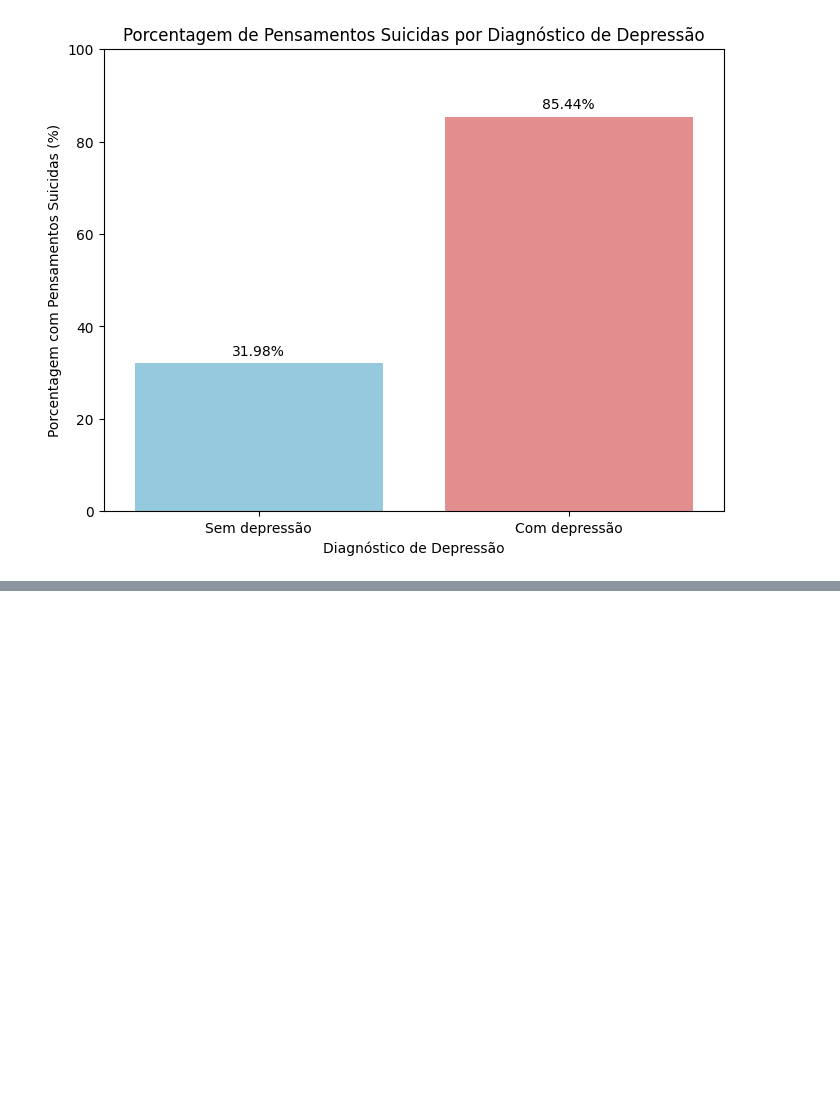
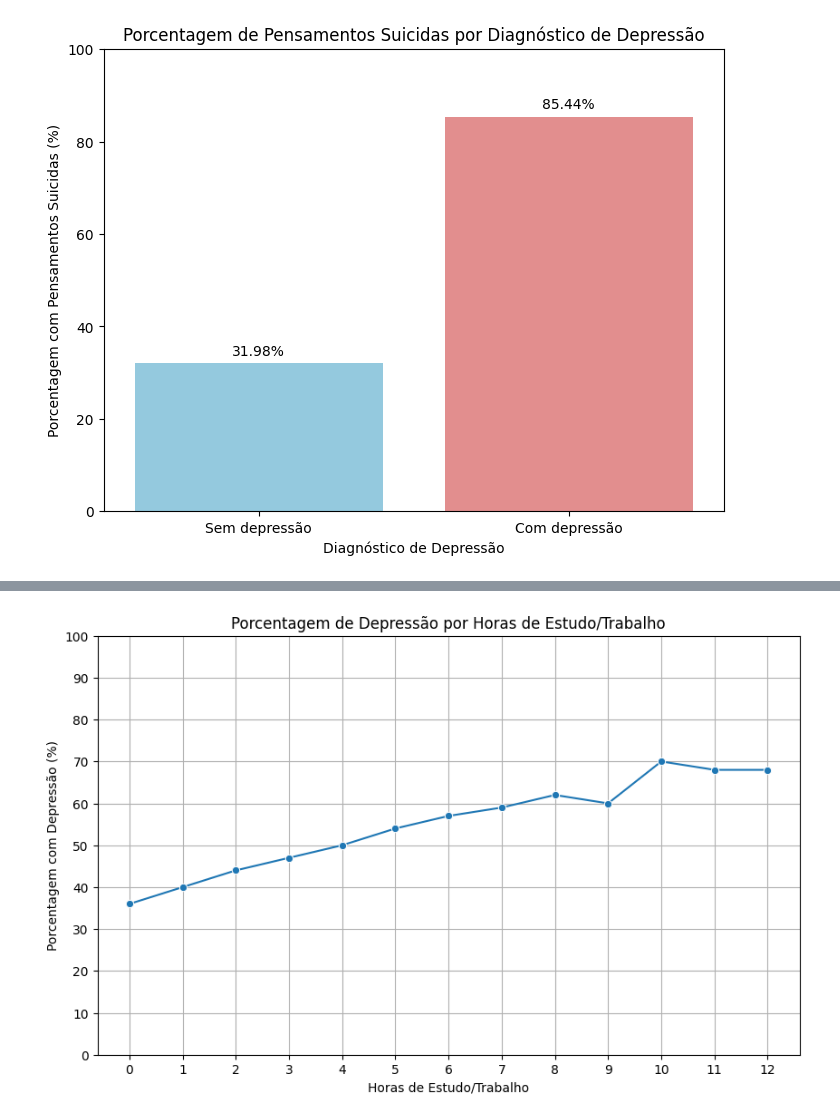
Before and after one commit to RenanVanbasten/mental-health-data-analysis, a Jupyter notebook: analise_exploratoria.ipynb, the cells around one changed output, grey strips where cells are left out. Saved outputs shown, nothing was run; the diff lists cells and outputs as text; code cells hidden in the pictures; blank space fills up the shorter version.

Commit message:
Adiciona análise exploratória na relação às horas de estudos/trabalho e depressão

```diff
--- a/analise_exploratoria.ipynb
+++ b/analise_exploratoria.ipynb
@@ -300,0 +367,19 @@ plt.show()
+# %%
+data = {
+    'Work/Study Hours': [0.0, 1.0, 2.0, 3.0, 4.0, 5.0, 6.0, 7.0, 8.0, 9.0, 10.0, 11.0, 12.0],
+    'Depression_Percentage': [36.0, 40.0, 44.0, 47.0, 50.0, 54.0, 57.0, 59.0, 62.0, 60.0, 70.0, 68.0, 68.0]
+}
+df_plot = pd.DataFrame(data)
+
+plt.figure(figsize=(10, 6))
+sns.lineplot(x='Work/Study Hours', y='Depression_Percentage', data=df_plot, marker='o')
+plt.title('Porcentagem de Depressão por Horas de Estudo/Trabalho')
+plt.xlabel('Horas de Estudo/Trabalho')
+plt.ylabel('Porcentagem com Depressão (%)')
+plt.xticks(df_plot['Work/Study Hours'])
+plt.yticks(range(0, 101, 10))
+plt.grid(True)
+
+plt.show()
+# %% [output]
+[figure, added]
```
Also changed, not shown: parts of 4 cells of this notebook.
